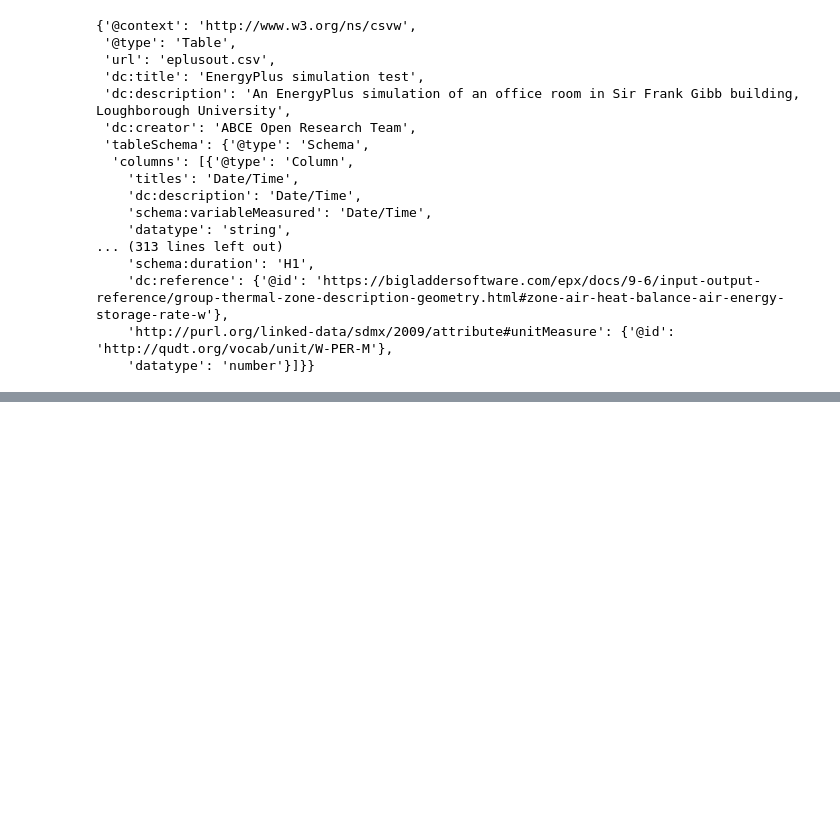
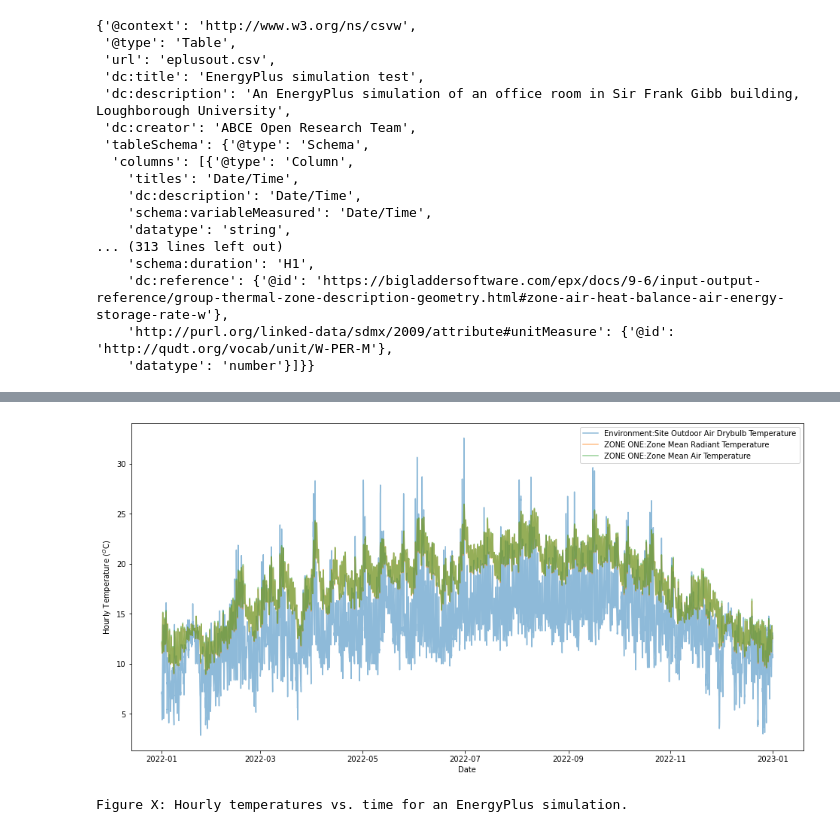
Before and after one commit to building-energy/ABCE_Open_Data_Project, a Jupyter notebook: internal_test_datasets/simulation/examples_of_data_analysis.ipynb, the cells around one changed output, grey strips where cells are left out. Saved outputs shown, nothing was run; the diff lists cells and outputs as text; code cells hidden in the pictures; blank space fills up the shorter version.

```diff
--- a/internal_test_datasets/simulation/examples_of_data_analysis.ipynb
+++ b/internal_test_datasets/simulation/examples_of_data_analysis.ipynb
@@ -46,0 +60,15 @@ metadata_dict
+# %%
+def parse_energyplus_datetime_string(st, year=2022):
+    st=st.strip()
+    month=int(st[0:2])
+    day=int(st[3:5])
+    hour=int(st[7:9])
+    minute=int(st[10:12])
+    second=(st[13:15])
+    if not hour==24:
+        dt=pd.Timestamp(year,month,day,hour,minute)
+    else:
+        hour=0
+        dt=pd.Timestamp(year,month,day,hour,minute)
+        dt+=pd.Timedelta('1 day')
+    return dt
@@ -46,0 +79,8 @@ metadata_dict
+# %%
+df=pd.read_csv(io.StringIO(csv_text),
+               parse_dates=[0],
+               index_col=[0],
+               date_parser=parse_energyplus_datetime_string  #parses the date strings using the function defined above
+              )
+df.columns=df.columns.str.strip()
+df.head()
@@ -46,0 +102,15 @@ metadata_dict
+# %%
+fig, ax = plt.subplots(figsize=(16,8))
+for i,x in enumerate(metadata_dict['tableSchema']['columns']):
+    if x.get('http://purl.org/linked-data/sdmx/2009/attribute#unitMeasure',{}).get('@id',None)==\
+            'http://qudt.org/vocab/unit/DEG_C':
+        if x.get('schema:duration',None)=='H1':
+            ax.plot(df[x['titles']][48:], alpha=0.5, label=x['schema:variableMeasured'])
+ax.set_xlabel('Date')
+ax.set_ylabel('Hourly Temperature ($^{O}$C)')
+ax.legend()
+plt.show()
+print('Figure X: Hourly temperatures vs. time for an EnergyPlus simulation.')
+# %% [output]
+[figure, added]
+Figure X: Hourly temperatures vs. time for an EnergyPlus simulation.
```
Also changed, not shown: parts of 10 cells of this notebook.
